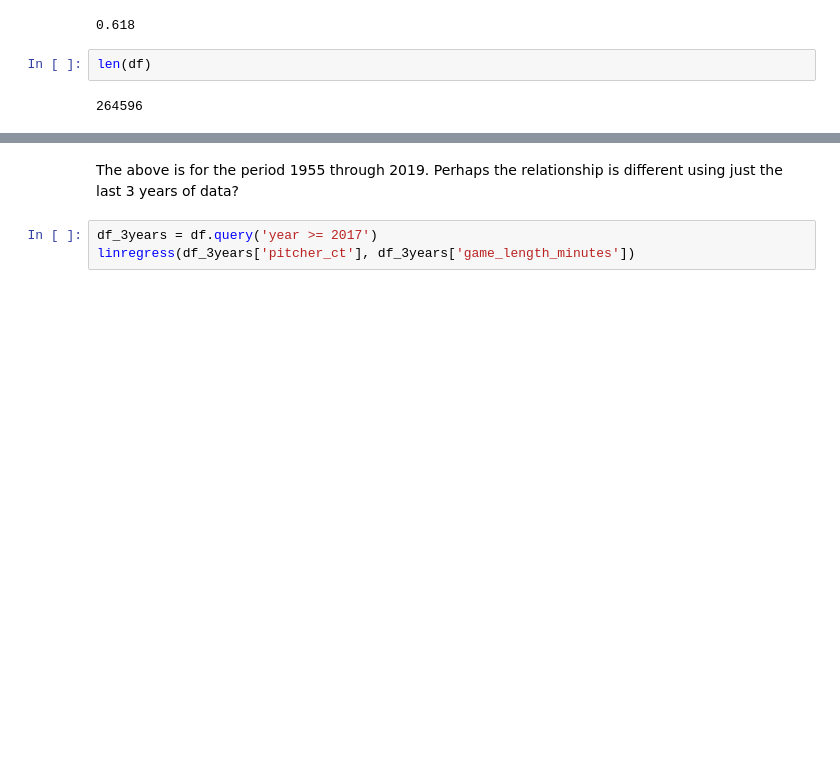
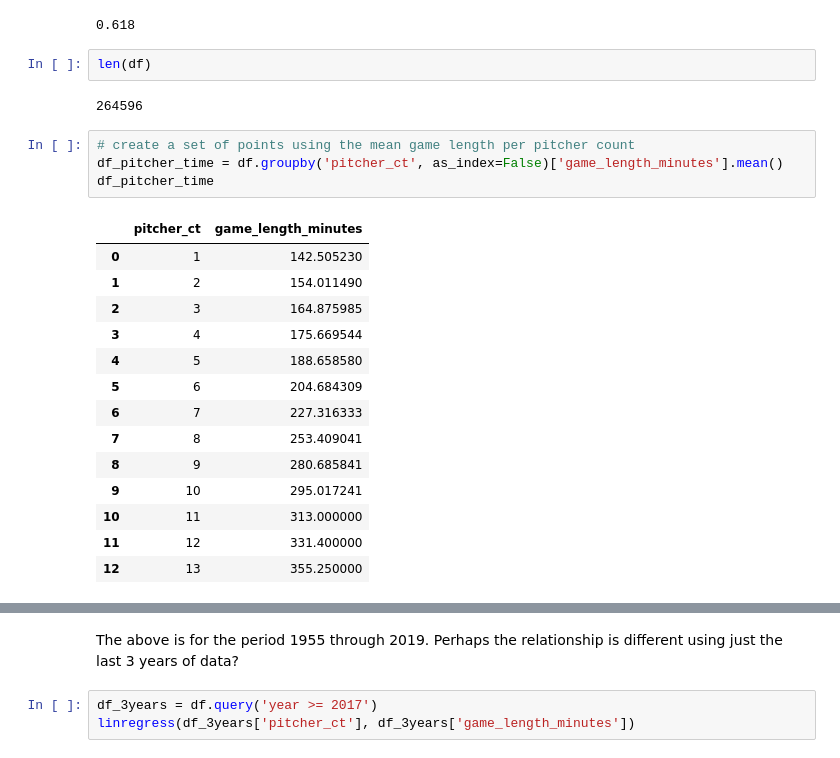
Before and after one commit to sdiehl28/baseball-analytics, a Jupyter notebook: baseball_jupyter_nb/01_Introduction.ipynb, the cells around one changed output, grey strips where cells are left out. Cells and saved outputs as stored; diff of their text form; blank space fills up the shorter version.

```diff
--- a/baseball_jupyter_nb/01_Introduction.ipynb
+++ b/baseball_jupyter_nb/01_Introduction.ipynb
@@ -225,3 +225,22 @@ df['pitcher_ct'].corr(df['game_length_minutes']).round(3)
 len(df)
 # %% [output]
 264596
+# %%
+# create a set of points using the mean game length per pitcher count
+df_pitcher_time = df.groupby('pitcher_ct', as_index=False)['game_length_minutes'].mean()
+df_pitcher_time
+# %% [output]
+|  | pitcher_ct | game_length_minutes |
+| 0 | 1 | 142.505230 |
+| 1 | 2 | 154.011490 |
+| 2 | 3 | 164.875985 |
+| 3 | 4 | 175.669544 |
+| 4 | 5 | 188.658580 |
+| 5 | 6 | 204.684309 |
+| 6 | 7 | 227.316333 |
+| 7 | 8 | 253.409041 |
+| 8 | 9 | 280.685841 |
+| 9 | 10 | 295.017241 |
+| 10 | 11 | 313.000000 |
+| 11 | 12 | 331.400000 |
+| 12 | 13 | 355.250000 |
```
Also changed, not shown: parts of 8 cells of this notebook.
